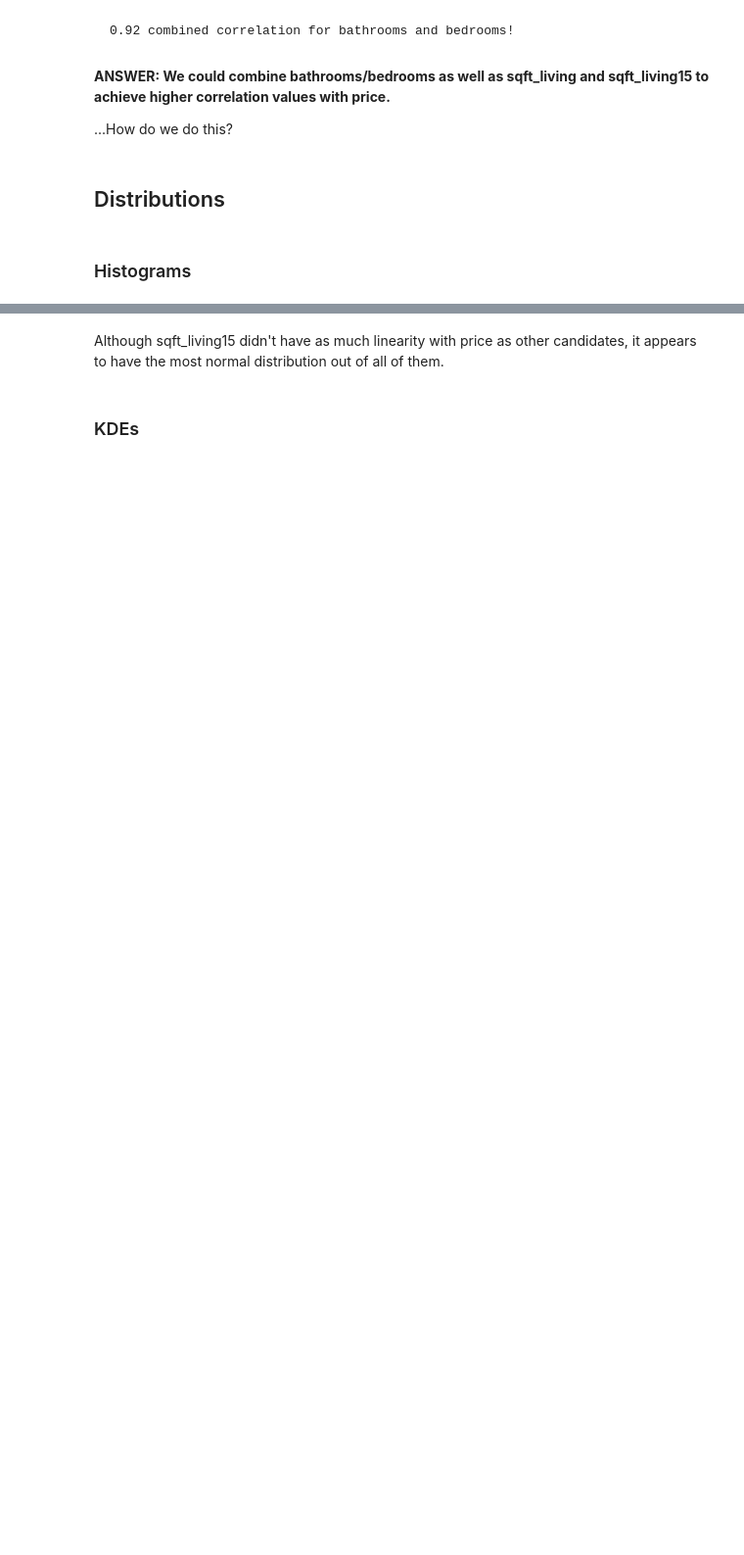
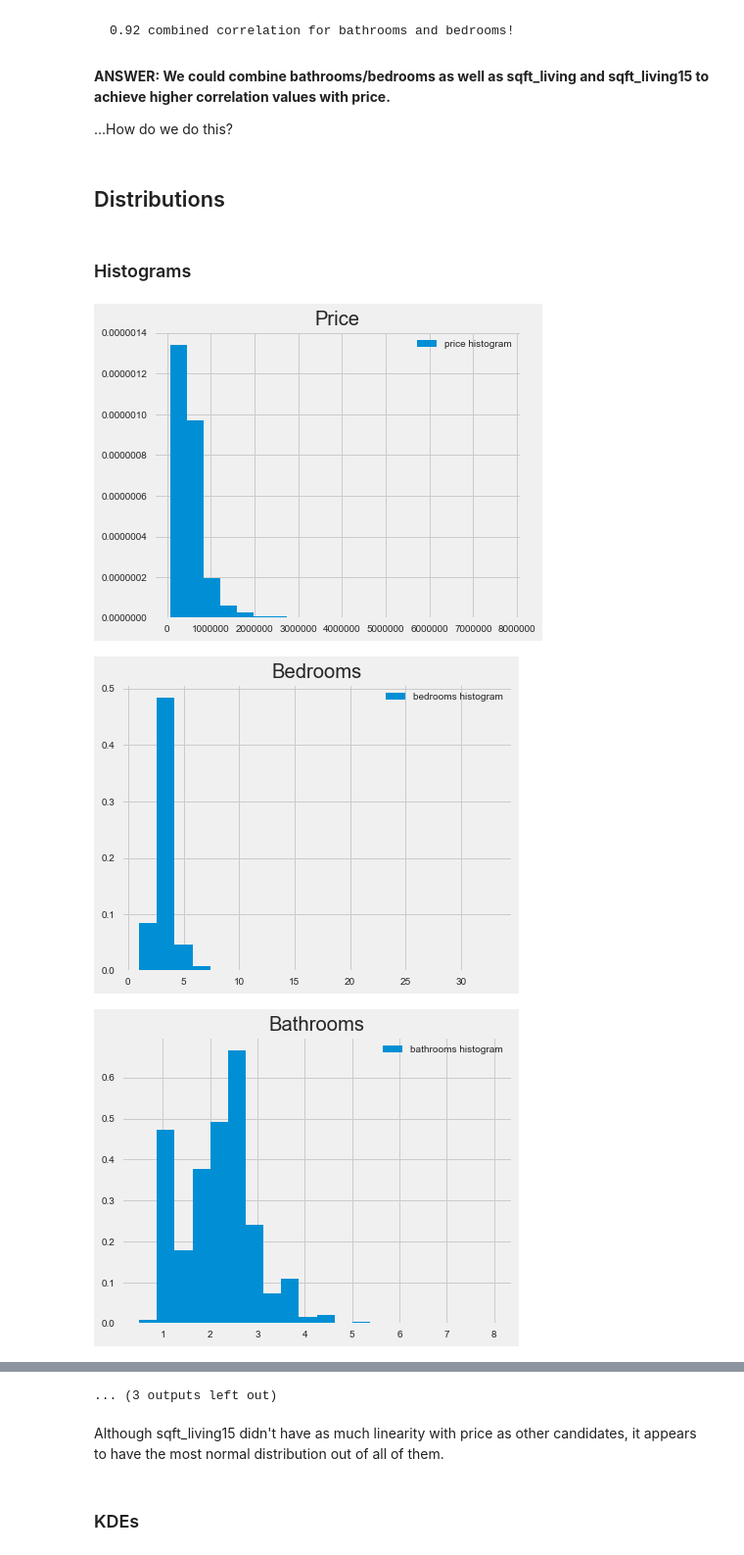
Before and after one commit to alphasentaurii/predicting-home-values-with-multiple-linear-regression, a Jupyter notebook: student.ipynb, the cells around one changed output, grey strips where cells are left out. Shown at 98% size. Drawn from its saved outputs; the diff is of its cells as text; code cells hidden in the pictures; blank space fills up the shorter version.

```diff
--- a/student.ipynb
+++ b/student.ipynb
@@ -1677,4 +1700,8 @@ print(best_weight, 1 - best_weight)
 ### Histograms
 # %%
 # hist plot
-sub_hists(df_nums)
+sub_hists(df)
+# %% [output]
+[figure, added]
+[figure, added]
+[figure, added]
@@ -1681,3 +1717,4 @@ sub_hists(df_nums)
+... (3 outputs left out)
 # %% [markdown]
 Although sqft_living15 didn't have as much linearity with price as other candidates, it appears to have the most normal distribution out of all of them.
 # %% [markdown]
```
Also changed, not shown: parts of 17 cells of this notebook.
